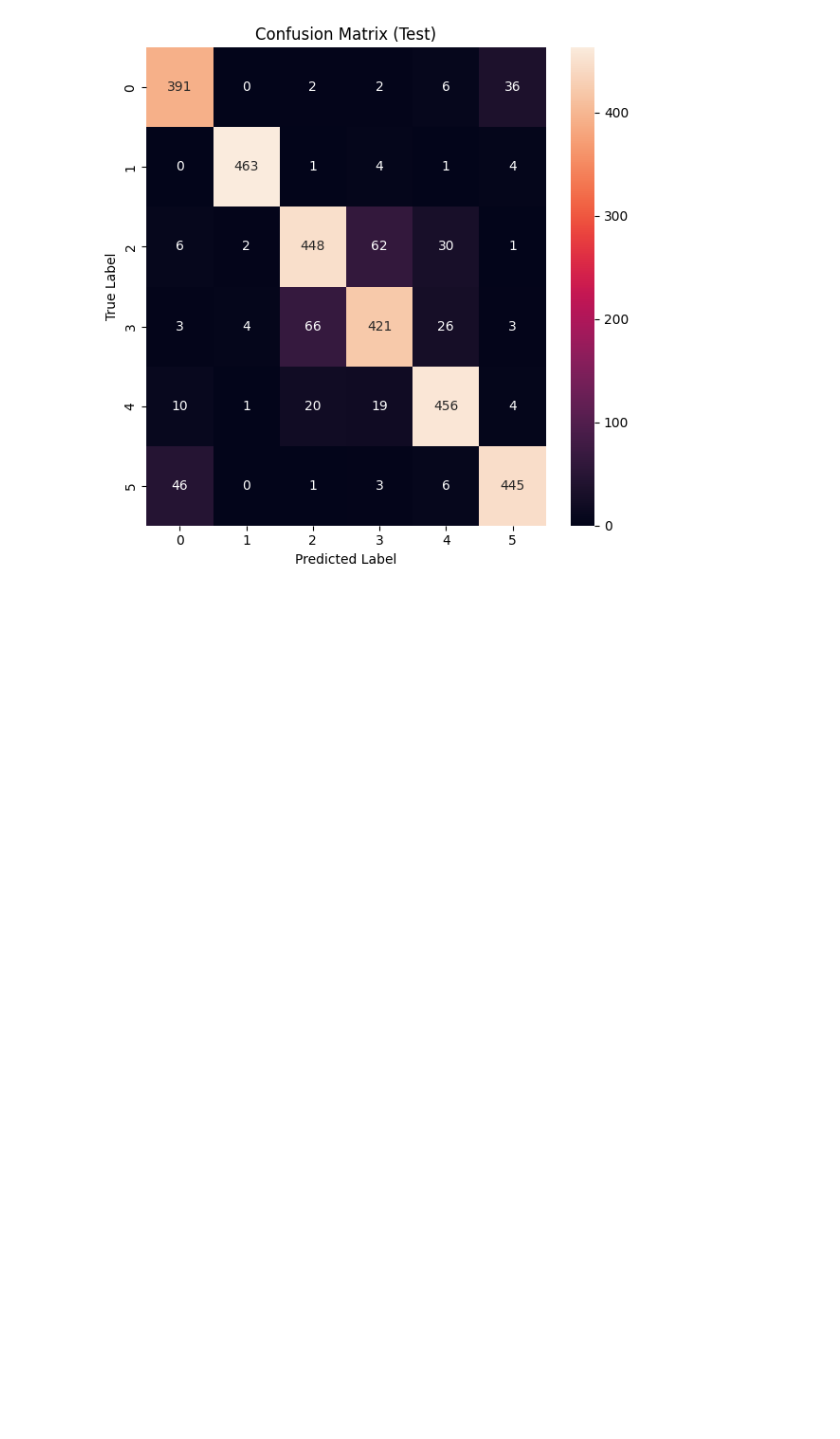
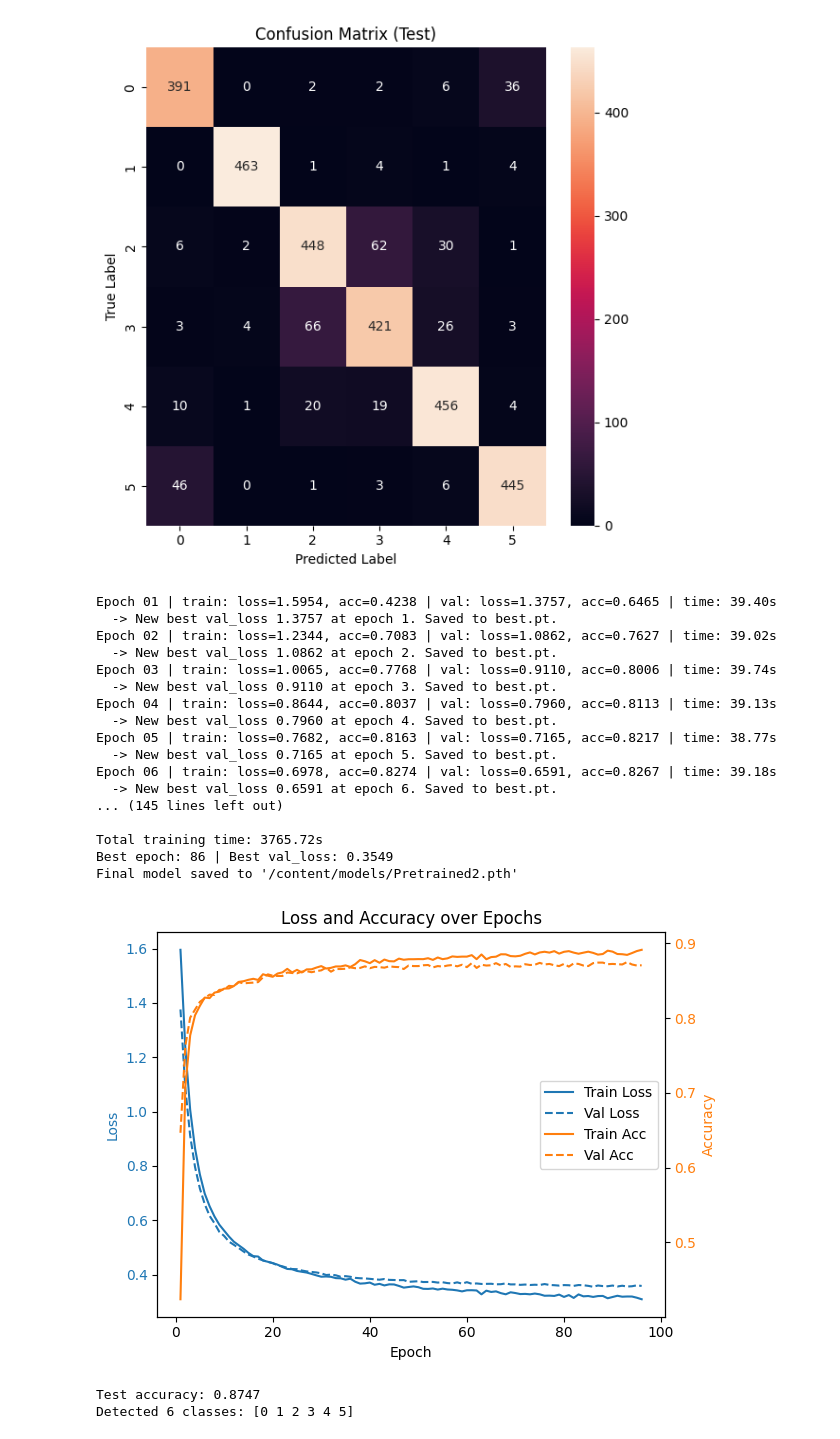
Before and after one commit to Tiromachelan/cnn-image-classification, a Jupyter notebook: HW3.ipynb, the cells around one changed output. Cells and saved outputs as stored; diff of their text form; code cells hidden in the pictures; blank space fills up the shorter version.

```diff
--- a/HW3.ipynb
+++ b/HW3.ipynb
@@ -970,3 +970,49 @@ Final model saved to '/content/models/Pretrained1.pth'
 Test accuracy: 0.8767
 Detected 6 classes: [0 1 2 3 4 5]
 [figure]
+# %%
+name = "Pretrained2"
+model = models.efficientnet_b0(weights=models.EfficientNet_B0_Weights.DEFAULT)
+
+num_features = model.classifier[1].in_features
+model.classifier[1] = nn.Linear(num_features, 6)
+
+optimizer = optim.Adam(model.parameters(), lr=0.0001)
+epochs = 100
+criterion = nn.CrossEntropyLoss()
+history = {
+    "train_loss": [], "train_acc": [],
+    "val_loss":   [], "val_acc":   []
+}
+
+# Freeze all layers
+for parameter in model.parameters():
+    parameter.requires_grad = False
+# Unfreeze head
+for parameter in model.classifier[1].parameters():
+    parameter.requires_grad = True
+
+model = model.to(device)
+train(name, model, optimizer, epochs, criterion, history)
+display_results("models/Pretrained2.pth", model)
+# %% [output]
+Epoch 01 | train: loss=1.5954, acc=0.4238 | val: loss=1.3757, acc=0.6465 | time: 39.40s
+  -> New best val_loss 1.3757 at epoch 1. Saved to best.pt.
+Epoch 02 | train: loss=1.2344, acc=0.7083 | val: loss=1.0862, acc=0.7627 | time: 39.02s
+  -> New best val_loss 1.0862 at epoch 2. Saved to best.pt.
+Epoch 03 | train: loss=1.0065, acc=0.7768 | val: loss=0.9110, acc=0.8006 | time: 39.74s
+  -> New best val_loss 0.9110 at epoch 3. Saved to best.pt.
+Epoch 04 | train: loss=0.8644, acc=0.8037 | val: loss=0.7960, acc=0.8113 | time: 39.13s
+  -> New best val_loss 0.7960 at epoch 4. Saved to best.pt.
+Epoch 05 | train: loss=0.7682, acc=0.8163 | val: loss=0.7165, acc=0.8217 | time: 38.77s
+  -> New best val_loss 0.7165 at epoch 5. Saved to best.pt.
+Epoch 06 | train: loss=0.6978, acc=0.8274 | val: loss=0.6591, acc=0.8267 | time: 39.18s
+  -> New best val_loss 0.6591 at epoch 6. Saved to best.pt.
+... (145 lines left out)
+
+Total training time: 3765.72s
+Best epoch: 86 | Best val_loss: 0.3549
+Final model saved to '/content/models/Pretrained2.pth'
+[figure, added]
+Test accuracy: 0.8747
+Detected 6 classes: [0 1 2 3 4 5]
```
Also changed, not shown: parts of 1 cell of this notebook.
